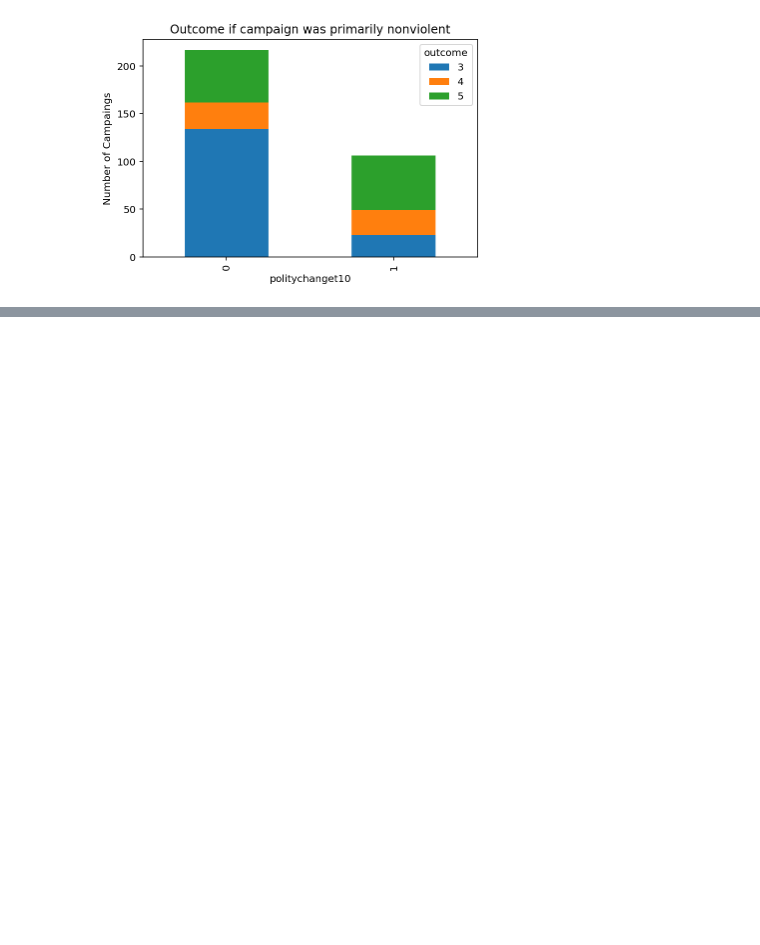
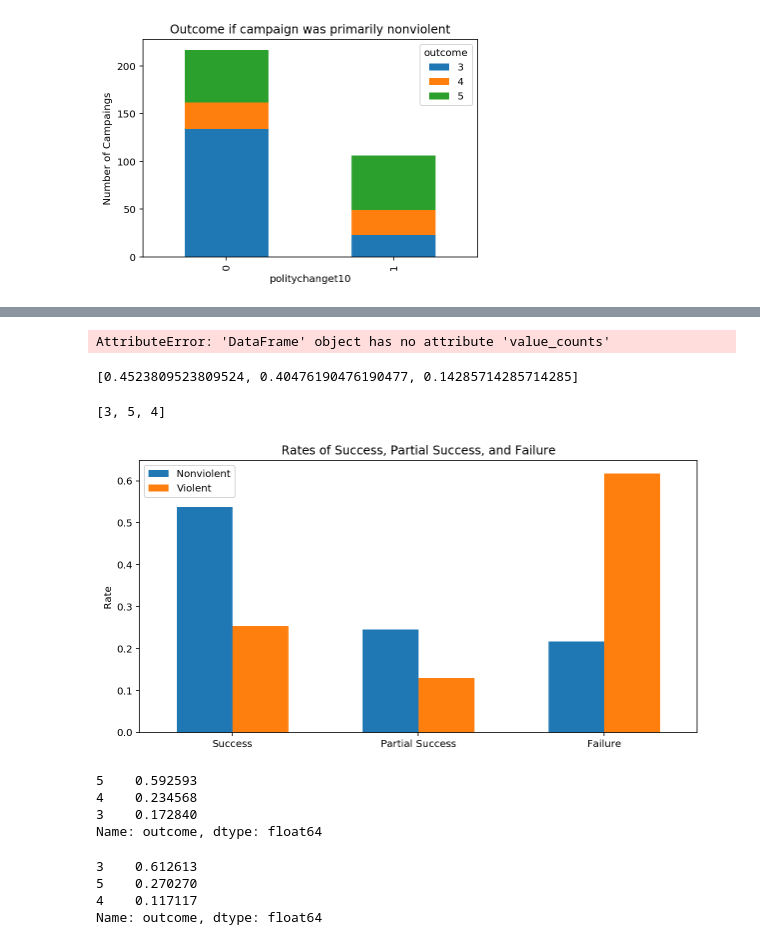
Before and after one commit to orlando-trejo/ginsberg-center-tutorials, a Jupyter notebook: ginsberg-tutorials-python/data_load_explore.ipynb, the cells around one changed output, grey strips where cells are left out. Saved outputs shown, nothing was run; the diff lists cells and outputs as text; code cells hidden in the pictures; blank space fills up the shorter version.

```diff
--- a/ginsberg-tutorials-python/data_load_explore.ipynb
+++ b/ginsberg-tutorials-python/data_load_explore.ipynb
@@ -149,0 +204,72 @@ plt.show()
+# %%
+sub_data[(sub_data.nonviol == 0.0)].value_counts()
+# %% [output]
+AttributeError: 'DataFrame' object has no attribute 'value_counts'
+# %%
+sub_data['outcome'].value_counts(normalize=True).values.tolist()
+# %% [output]
+[0.4523809523809524, 0.40476190476190477, 0.14285714285714285]
+# %%
+sub_data = data[data.nonviol == 1.0]
+sub_df = sub_data['outcome'].value_counts(normalize=True)
+nonviol_x = sub_df.index.tolist()
+nonviol_bar = sub_df.values.tolist()
+sub_data = data[data.nonviol == 0.0]
+sub_df = sub_data['outcome'].value_counts(normalize=True)
+viol_x = sub_df.index.tolist()
+viol_bar = sub_df.values.tolist()
+# %%
+viol_x
+# %% [output]
+[3, 5, 4]
+# %%
+# Figure 1.4
+# Data on X-axis
+
+# Specify the values of blue bars (height)
+blue_bar = nonviol_bar
+# Specify the values of orange bars (height)
+orange_bar = viol_bar
+
+# Figure size
+plt.figure(figsize=(10,5))
+
+# Width of a bar
+width = 0.3
+
+x = np.array(x)
+# Plotting
+plt.bar(np.array(nonviol_x)+0.3/2, blue_bar , width, label='Nonviolent')
+plt.bar(np.array(viol_x)-0.3/2, orange_bar, width, label='Violent')
+plt.ylabel('Rate')
+plt.title('Rates of Success, Partial Success, and Failure')
+plt.xlim(5.5, 2.5)
+
+# xticks()
+# First argument - A list of positions at which ticks should be placed
+# Second argument -  A list of labels to place at the given locations
+plt.xticks(x, ('Success', 'Partial Success', 'Failure'))
+
+# Finding the best position for legends and putting it
+plt.legend(loc='best')
+plt.show()
+# %% [output]
+[figure, added]
+# %%
+sub_data = data[(data.nonviol==1.0) & (data.regchange==1.0)]
+sub_df = sub_data['outcome'].value_counts(normalize=True)
+sub_df
+# %% [output]
+5    0.592593
+4    0.234568
+3    0.172840
+Name: outcome, dtype: float64
+# %%
+sub_data = data[(data.nonviol==0.0) & (data.regchange==1.0)]
+sub_df = sub_data['outcome'].value_counts(normalize=True)
+sub_df
+# %% [output]
+3    0.612613
+5    0.270270
+4    0.117117
+Name: outcome, dtype: float64
```
Also changed, not shown: parts of 11 cells of this notebook.
